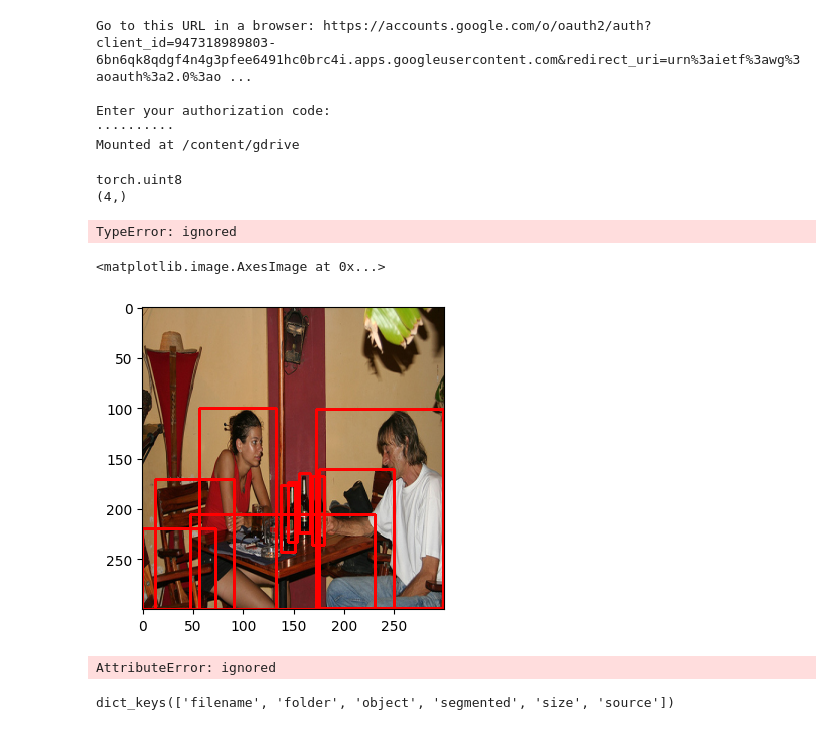
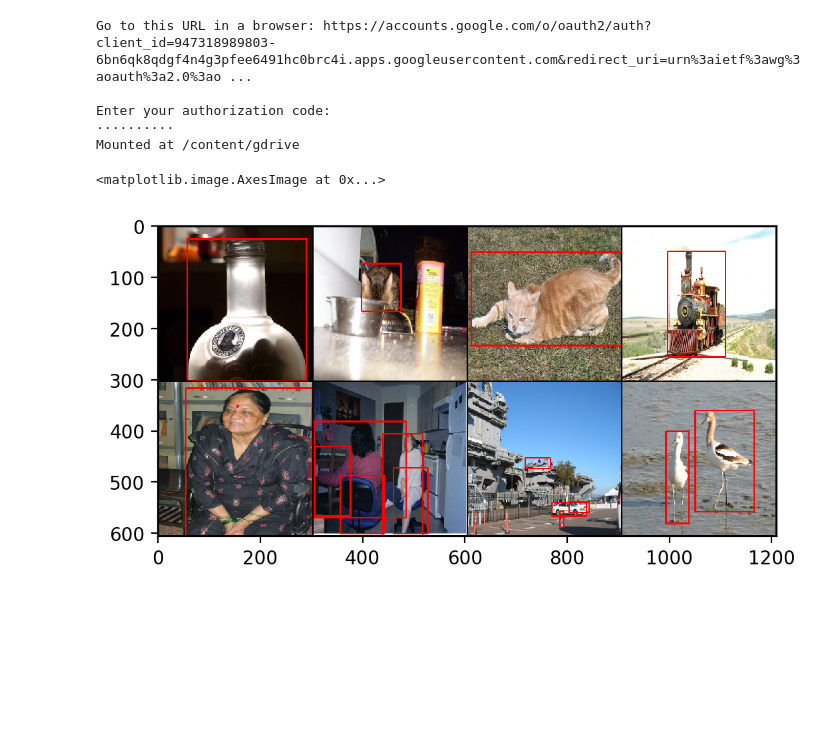
Before and after one commit to PavloZakala/ML_projects, a Jupyter notebook: object_detecion.ipynb, the cells around one changed output. Saved outputs shown, nothing was run; the diff lists cells and outputs as text; code cells hidden in the pictures; blank space fills up the shorter version.

```diff
--- a/object_detecion.ipynb
+++ b/object_detecion.ipynb
@@ -36,8 +36,8 @@ class MyVOCDetection(VOCDetection):
 
       boxes = []
       for box in boxes_dict:
-          boxes.append([int(box["bndbox"]["xmin"]), int(box["bndbox"]["ymin"]),
-                        int(box["bndbox"]["xmax"]), int(box["bndbox"]["ymax"])])
+          boxes.append([float(box["bndbox"]["xmin"]), float(box["bndbox"]["ymin"]),
+                        float(box["bndbox"]["xmax"]), float(box["bndbox"]["ymax"])])
       boxes = np.array(boxes)
       if self.transform is not None:
             img, target = self.transforms(img, target)
@@ -88,51 +88,29 @@ val_load = DataLoader(val_dataset, batch_size=BATCH_SIZE,
 # %%
 import torchvision.utils as utils
 import torch
+import matplotlib.pyplot as plt
 
-# batch = next(iter(train_load))
+batch = next(iter(train_load))
 
 def draph_boxes(image, objs):
 
     image = np.transpose(image, (1, 2, 0))
 
     for box in objs:
-        # box = box.astype("int")
-        print(image.dtype)
-        print(box.shape)
-        cv2.rectangle(image, (box[0], box[1]), (box[2], box[3]), (255,0,0), 2)
+        image = cv2.rectangle(image, (int(box[0]), int(box[1])), (int(box[2]), int(box[3])), (255,0,0), 2)
 
-    return image
+    image = np.transpose(image.get(), (2, 0, 1))
+    return torch.from_numpy(image)
 
-imgs = torch.from_numpy(batch['img'])
 new_imgs = []
-
-for i, img in enumerate(imgs):
+for i, img in enumerate(batch["img"]):
     new_imgs.append(draph_boxes(img, batch["boxes"][i]))
 
 grid = utils.make_grid(new_imgs, 4, padding=2)
 ngrid = grid.numpy()
 
-plt.figure(dpi=120)
+plt.figure(dpi=200)
 plt.imshow(np.transpose(ngrid, (1, 2, 0)))
 # %% [output]
-torch.uint8
-(4,)
+<matplotlib.image.AxesImage at 0x...>
-TypeError: ignored
+[figure, added]
-# %%
-import matplotlib.pyplot as plt
-
-def draph_boxes(image, objs):
-
-  for box in objs:
-    cv2.rectangle(image, (box[0], box[1]), (box[2], box[3]), (255,0,0), 2)
-  return image
-
-plt.figure(dpi=100)
-plt.imshow(draph_boxes(batch[0], batch[2]))
-# %% [output]
-<matplotlib.image.AxesImage at 0x...>
-[figure, removed]
-# %%
-img
-# %% [output]
-AttributeError: ignored
@@ -141,4 +116,0 @@ annot = batch[1]["annotation"]
-# %%
-annot.keys()
-# %% [output]
-dict_keys(['filename', 'folder', 'object', 'segmented', 'size', 'source'])
```
Also changed, not shown: parts of 2 cells of this notebook.
